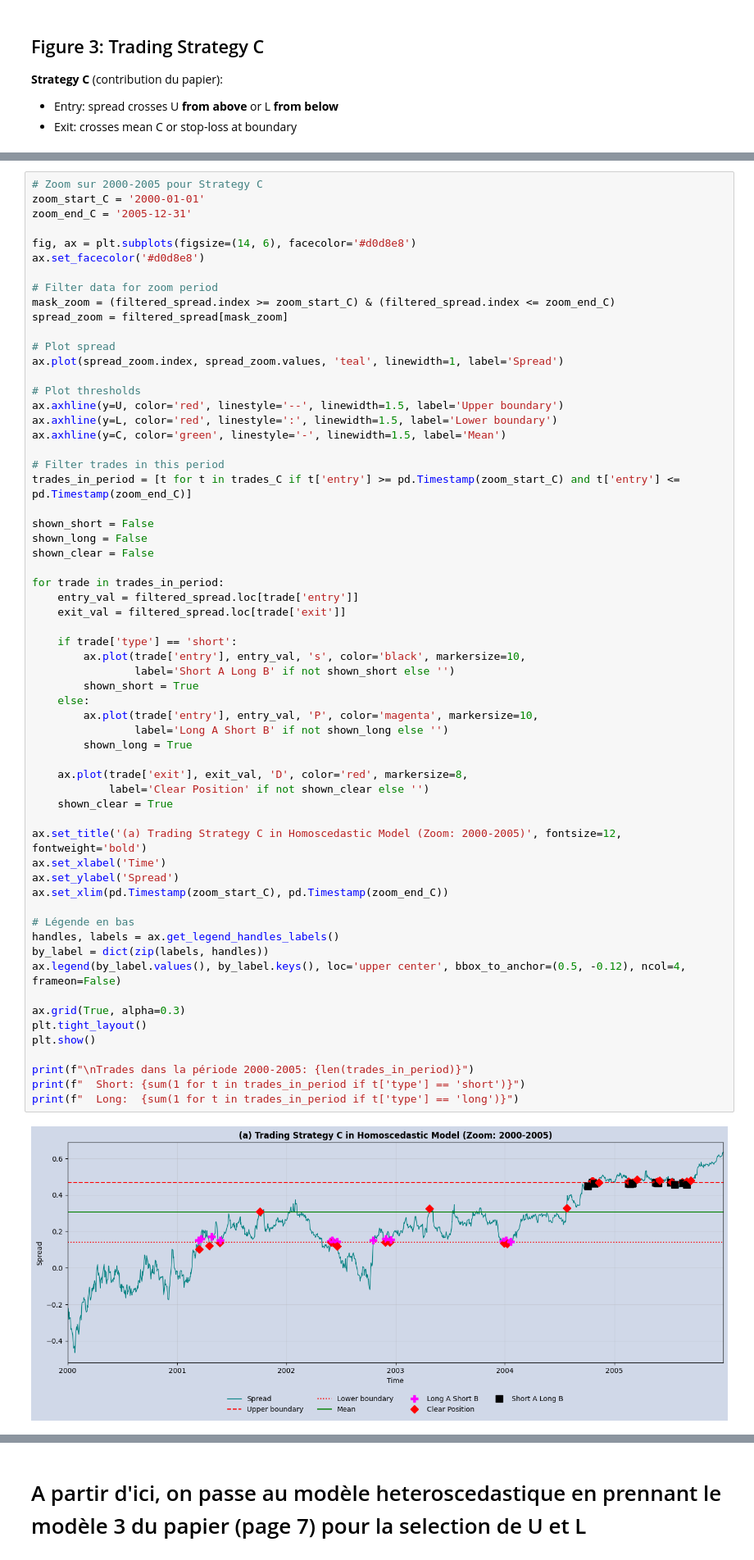
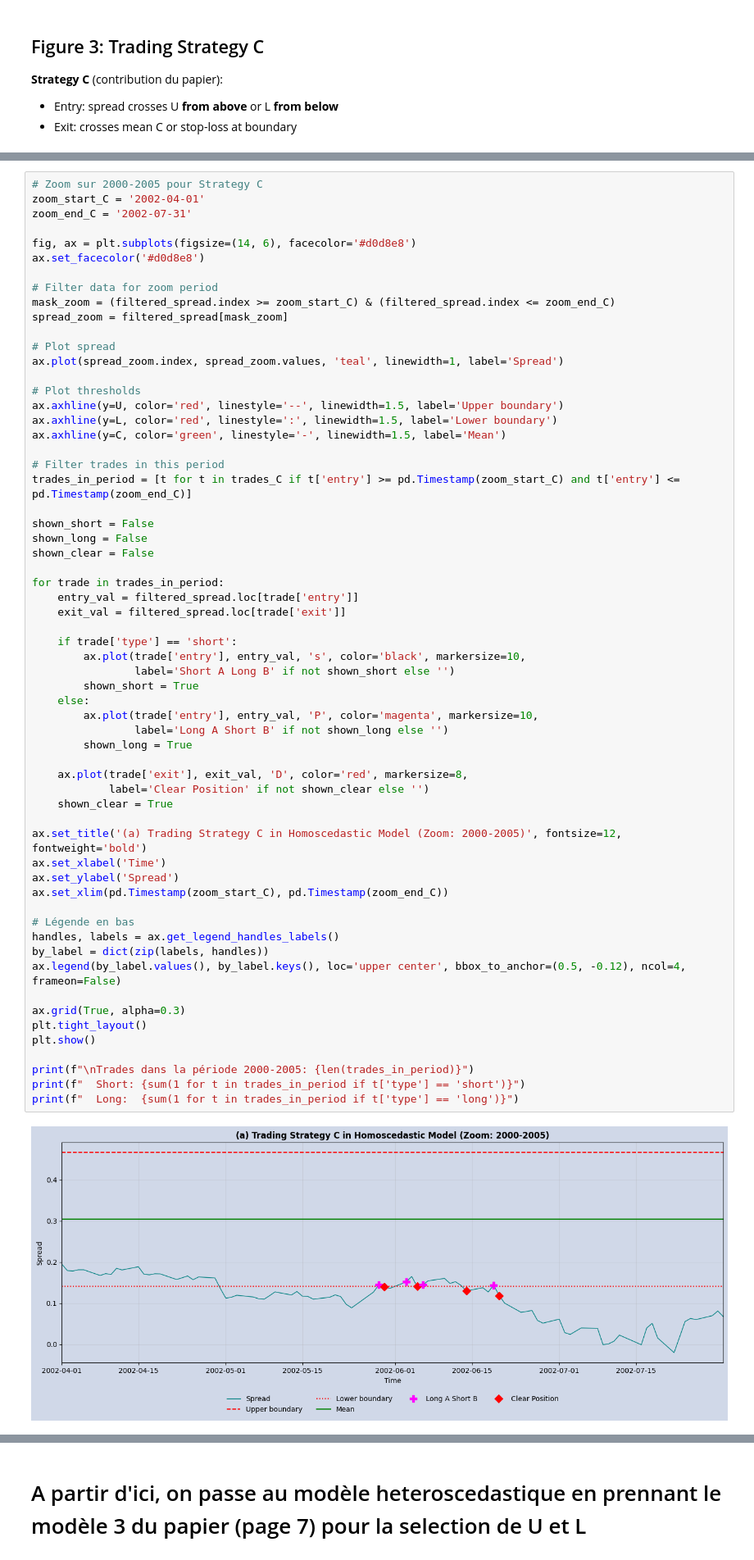
Before and after one commit to HUGO-ROCHA-MONDRAGON/PAIRS_TRADING_SSM, a Jupyter notebook: pairs-ssm/notebooks/Homoscedastic_model.ipynb, the cells around one changed output, grey strips where cells are left out. Shown at 82% size. Saved outputs shown, nothing was run; the diff lists cells and outputs as text.

```diff
--- a/pairs-ssm/notebooks/Homoscedastic_model.ipynb
+++ b/pairs-ssm/notebooks/Homoscedastic_model.ipynb
@@ -401,8 +401,8 @@ Strategy C: 105 completed trades
 [figure]
 # %%
 # Zoom sur 2000-2005 pour Strategy C
-zoom_start_C = '2000-01-01'
-zoom_end_C = '2005-12-31'
+zoom_start_C = '2002-04-01'
+zoom_end_C = '2002-07-31'
 
 fig, ax = plt.subplots(figsize=(14, 6), facecolor='#d0d8e8')
 ax.set_facecolor('#d0d8e8')
@@ -434,31 +434,31 @@ for trade in trades_in_period:
         ax.plot(trade['entry'], entry_val, 's', color='black', markersize=10,
                 label='Short A Long B' if not shown_short else '')
         shown_short = True
     else:
         ax.plot(trade['entry'], entry_val, 'P', color='magenta', markersize=10,
                 label='Long A Short B' if not shown_long else '')
         shown_long = True
 
     ax.plot(trade['exit'], exit_val, 'D', color='red', markersize=8,
             label='Clear Position' if not shown_clear else '')
     shown_clear = True
 
 ax.set_title('(a) Trading Strategy C in Homoscedastic Model (Zoom: 2000-2005)', fontsize=12, fontweight='bold')
 ax.set_xlabel('Time')
 ax.set_ylabel('Spread')
 ax.set_xlim(pd.Timestamp(zoom_start_C), pd.Timestamp(zoom_end_C))
 
 # Légende en bas
 handles, labels = ax.get_legend_handles_labels()
 by_label = dict(zip(labels, handles))
 ax.legend(by_label.values(), by_label.keys(), loc='upper center', bbox_to_anchor=(0.5, -0.12), ncol=4, frameon=False)
 
 ax.grid(True, alpha=0.3)
 plt.tight_layout()
 plt.show()
 
 print(f"\nTrades dans la période 2000-2005: {len(trades_in_period)}")
 print(f"  Short: {sum(1 for t in trades_in_period if t['type'] == 'short')}")
 print(f"  Long:  {sum(1 for t in trades_in_period if t['type'] == 'long')}")
 # %% [output]
-[figure, old version]
+[figure, new version]
```
Also changed, not shown: parts of 6 cells of this notebook, 3 other files.
